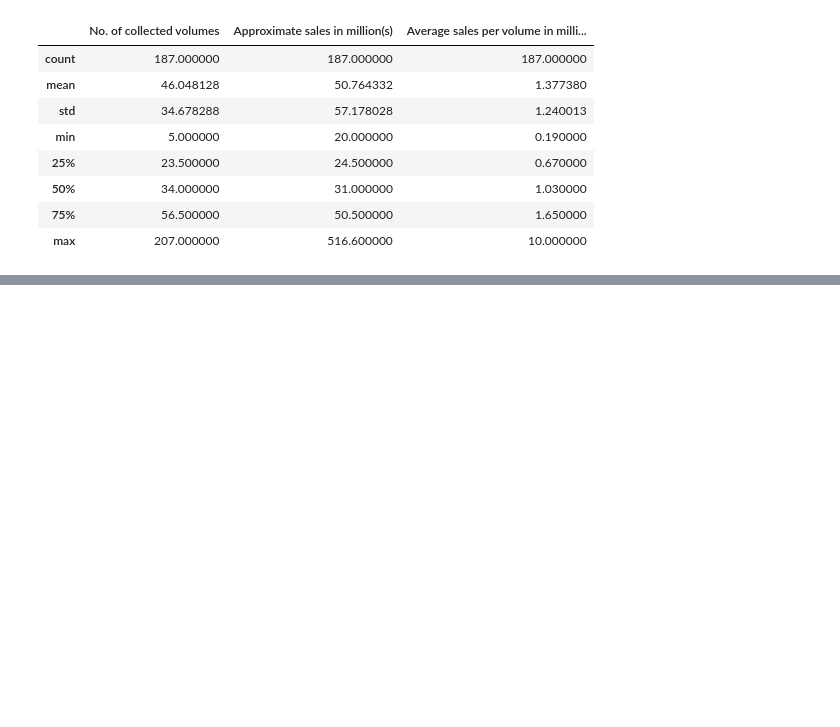
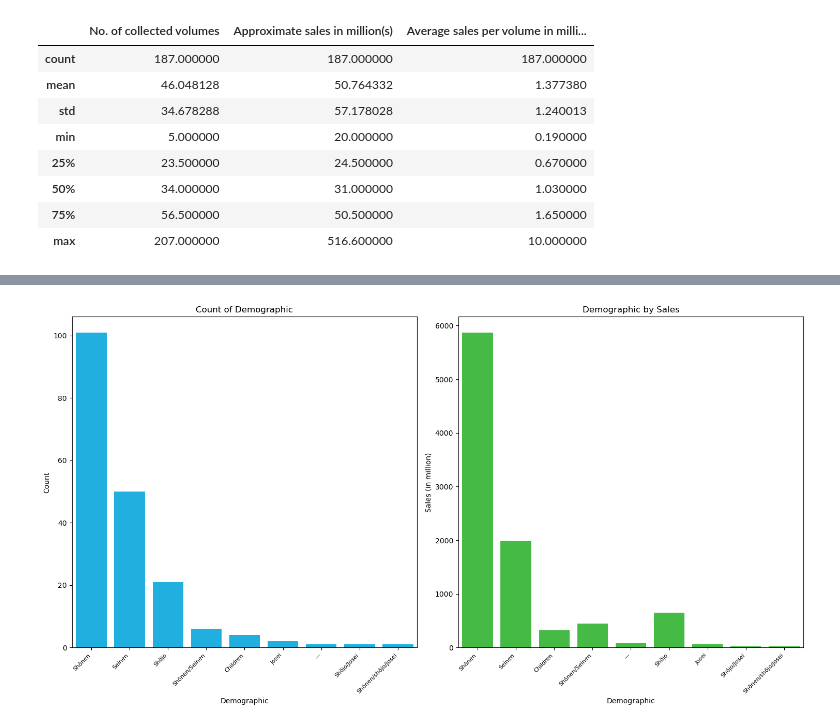
Before and after one commit to Anseuradel/Manga-sales-ML-, a Jupyter notebook: manga-sales-ml.ipynb, the cells around one changed output, grey strips where cells are left out. Cells and saved outputs as stored; diff of their text form; code cells hidden in the pictures; blank space fills up the shorter version.

```diff
--- a/manga-sales-ml.ipynb
+++ b/manga-sales-ml.ipynb
@@ -119,0 +190,24 @@ plt.show()
+# %%
+demographic_counts = df["Demographic"].value_counts()
+
+# Plot count of publishers
+plt.figure(figsize=(15, 8))
+plt.subplot(1, 2, 1)
+sns.barplot(x=demographic_counts.index, y=demographic_counts.values, color='deepskyblue')
+plt.xlabel('Demographic')
+plt.ylabel('Count')
+plt.title('Count of Demographic')
+plt.xticks(rotation=45, ha='right', fontsize=8)
+
+# Plot publishers by sales
+plt.subplot(1, 2, 2)
+sns.barplot(x='Demographic', y='Approximate sales in million(s)', data=df, estimator=sum, errorbar=None, color='limegreen')
+plt.xlabel('Demographic')
+plt.ylabel('Sales (in million)')
+plt.title('Demographic by Sales')
+plt.xticks(rotation=45, ha='right', fontsize=8)
+
+plt.tight_layout()
+plt.show()
+# %% [output]
+[figure, added]
```
Also changed, not shown: parts of 43 cells of this notebook.
